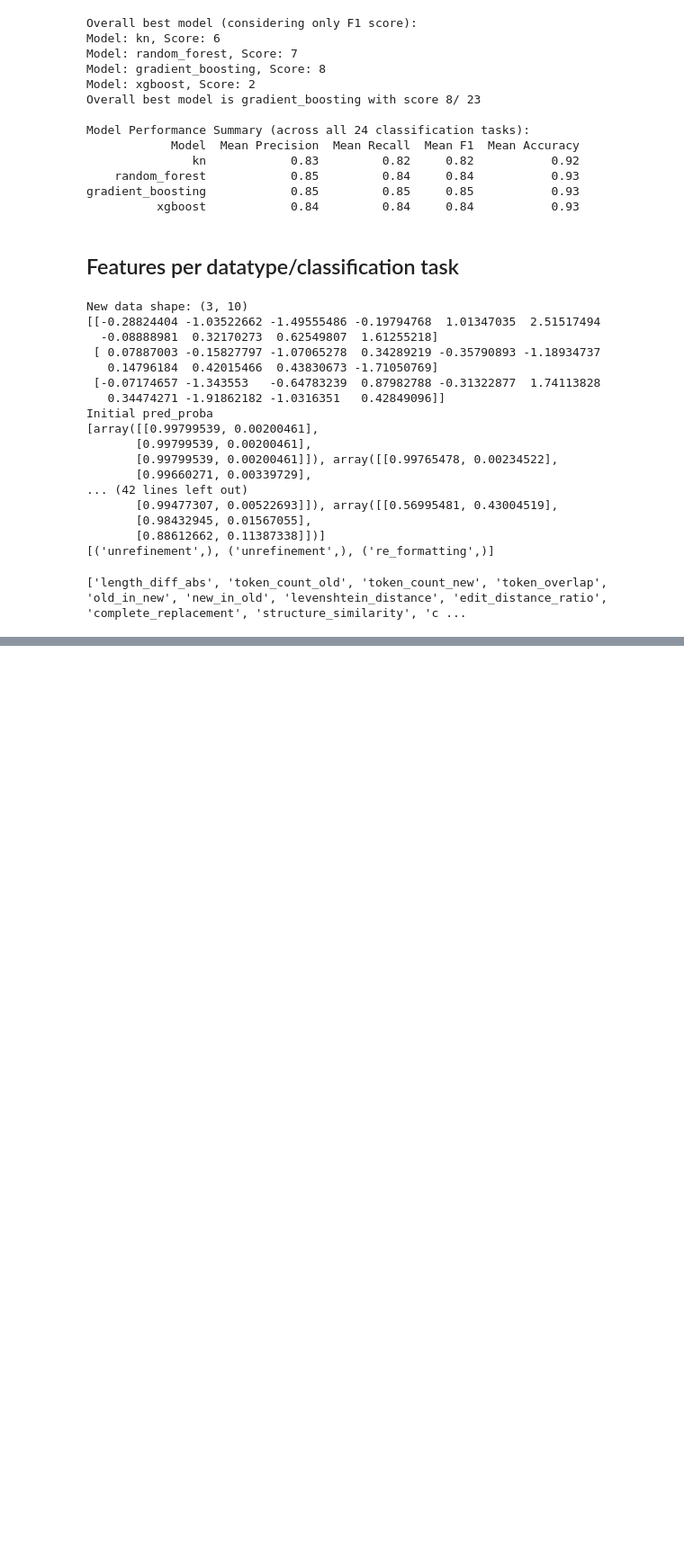
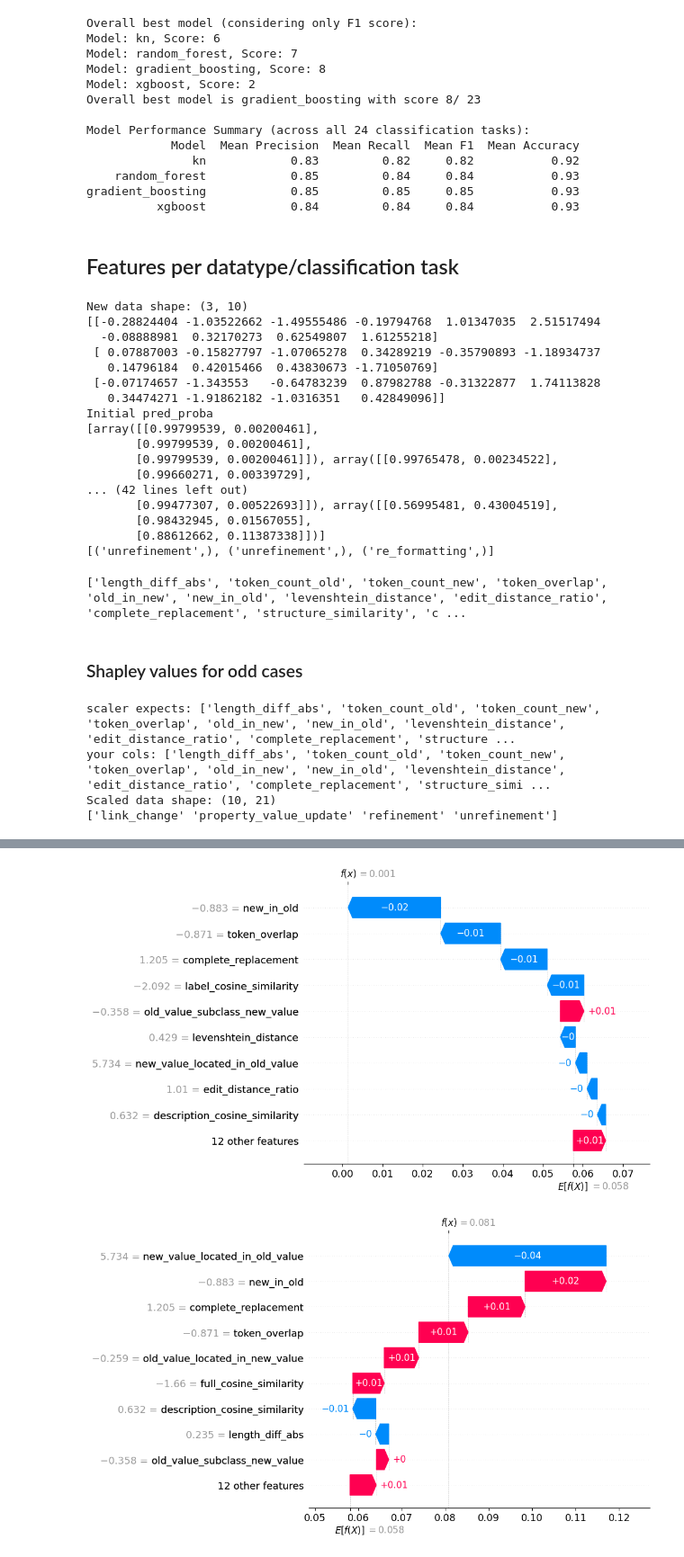
Before and after one commit to caroocortes/wikidata-change-classification, a Jupyter notebook: notebook.ipynb, the cells around one changed output, grey strips where cells are left out. Shown at 90% size. Cells and saved outputs as stored; diff of their text form; code cells hidden in the pictures; blank space fills up the shorter version.

```diff
--- a/notebook.ipynb
+++ b/notebook.ipynb
@@ -30,7 +150,7 @@ y_df = pd.DataFrame(y_binary, columns=label_binarizer.classes_)
 df = pd.concat([df, y_df], axis=1)
 df.drop(columns=['labels_list'], inplace=True)
 
-datatypes = ['text', 'entity', 'globecoordinate', 'quantity', 'time']
+datatypes = ['text', 'entity','quantity', 'time']
 
 for datatype in datatypes:
     df_dt = df[df['new_datatype'] == datatype]
@@ -40,7 +160,6 @@ for datatype in datatypes:
     ref = df_dt['refinement'].sum()
     unref = df_dt['unrefinement'].sum()
     textual_change= df_dt['textual_change'].sum()
-    rewording = df_dt['rewording'].sum()
     re_formatting = df_dt['re_formatting'].sum()
     if unref > 0:
         print('Unrefinement: ', unref)
@@ -50,8 +169,6 @@ for datatype in datatypes:
         print('Property value update: ', prop_val_upd)
     if textual_change > 0:
         print('Textual change: ', textual_change)
-    if rewording > 0:
-        print('Rewording: ', rewording)
     if re_formatting > 0:
         print('Re-formatting: ', re_formatting)
     if link_change > 0:
@@ -66,13 +183,13 @@ print(df.shape)
 # print('Only reverted edit: ', reverted_edit_only)
 # print('Non reverted edit: ', non_reverted_edit_only)
 
-df_property_rep = pd.read_csv('gold_standard/property_replacement.csv')
-property_rep_only = df_property_rep[df_property_rep['label'] == 'property_replacement'].shape
-non_prop_rep_only = df_property_rep[df_property_rep['label'] == 'non_property_replacement'].shape
-print('Prop rep: ', property_rep_only)
-print('Non prop rep: ', non_prop_rep_only)
+# df_property_rep = pd.read_csv('gold_standard/property_replacement.csv')
+# property_rep_only = df_property_rep[df_property_rep['label'] == 'property_replacement'].shape
+# non_prop_rep_only = df_property_rep[df_property_rep['label'] == 'non_property_replacement'].shape
+# print('Prop rep: ', property_rep_only)
+# print('Non prop rep: ', non_prop_rep_only)
 
 
-print('Labeled changes: ', property_rep_only[0] + df.shape[0])
+print('Labeled changes: ', df.shape[0])
 # %% [output]
 DATATYPE text
@@ -1285,3 +1419,51 @@ with open(f'src/classifiers/ml/features/feature_cols_text.pkl', 'rb') as f:
 print(feature_cols)
 # %% [output]
 ['length_diff_abs', 'token_count_old', 'token_count_new', 'token_overlap', 'old_in_new', 'new_in_old', 'levenshtein_distance', 'edit_distance_ratio', 'complete_replacement', 'structure_similarity', 'c ...
+# %% [markdown]
+### Shapley values for odd cases
+# %%
+import shap
+import pandas as pd
+import pickle
+
+feature_cols = pickle.load(open(f'src/classifiers/ml/features/feature_cols_entity.pkl', 'rb'))
+
+X_test = pd.read_csv(f'odd_cases_unref.csv', usecols=feature_cols)
+
+
+with open(f'src/classifiers/ml/features/scalers.pkl', 'rb') as f:
+    scalers = pickle.load(f)
+
+expected_cols = scalers['entity'].feature_names_in_.tolist()
+print("scaler expects:", expected_cols)
+print("your cols:", X_test.columns.tolist())
+
+# reorder to match scaler
+X_test = X_test[expected_cols]
+
+X_scaled = scalers['entity'].transform(X_test)
+
+print(f"Scaled data shape: {X_scaled.shape}")
+
+with open(f'src/results/training/best_model_training_info.pkl', 'rb') as f:
+    training_info_model = pickle.load(f)
+
+model = training_info_model['entity']['results_folds'][0]['model']
+multi_label_binarizer = training_info_model['entity']['results_folds'][0]['multi_label_binarizer']
+print(multi_label_binarizer.classes_)
+X_scaled_df = pd.DataFrame(X_scaled, columns=X_test.columns)
+explainer = shap.TreeExplainer(model)
+shap_values = explainer(X_scaled_df)
+shap.initjs()
+
+
+for i in range(shap_values.shape[2]):
+    # always get the positive class shap values
+    if i % 2 == 0:
+        continue
+    shap.waterfall_plot(shap_values[0, :, i])
+# %% [output]
+scaler expects: ['length_diff_abs', 'token_count_old', 'token_count_new', 'token_overlap', 'old_in_new', 'new_in_old', 'levenshtein_distance', 'edit_distance_ratio', 'complete_replacement', 'structure ...
+your cols: ['length_diff_abs', 'token_count_old', 'token_count_new', 'token_overlap', 'old_in_new', 'new_in_old', 'levenshtein_distance', 'edit_distance_ratio', 'complete_replacement', 'structure_simi ...
+Scaled data shape: (10, 21)
+['link_change' 'property_value_update' 'refinement' 'unrefinement']
@@ -1287,0 +1471,2 @@ print(feature_cols)
+[figure, added]
+[figure, added]
```
Also changed, not shown: parts of 36 cells of this notebook, 38 other files.
